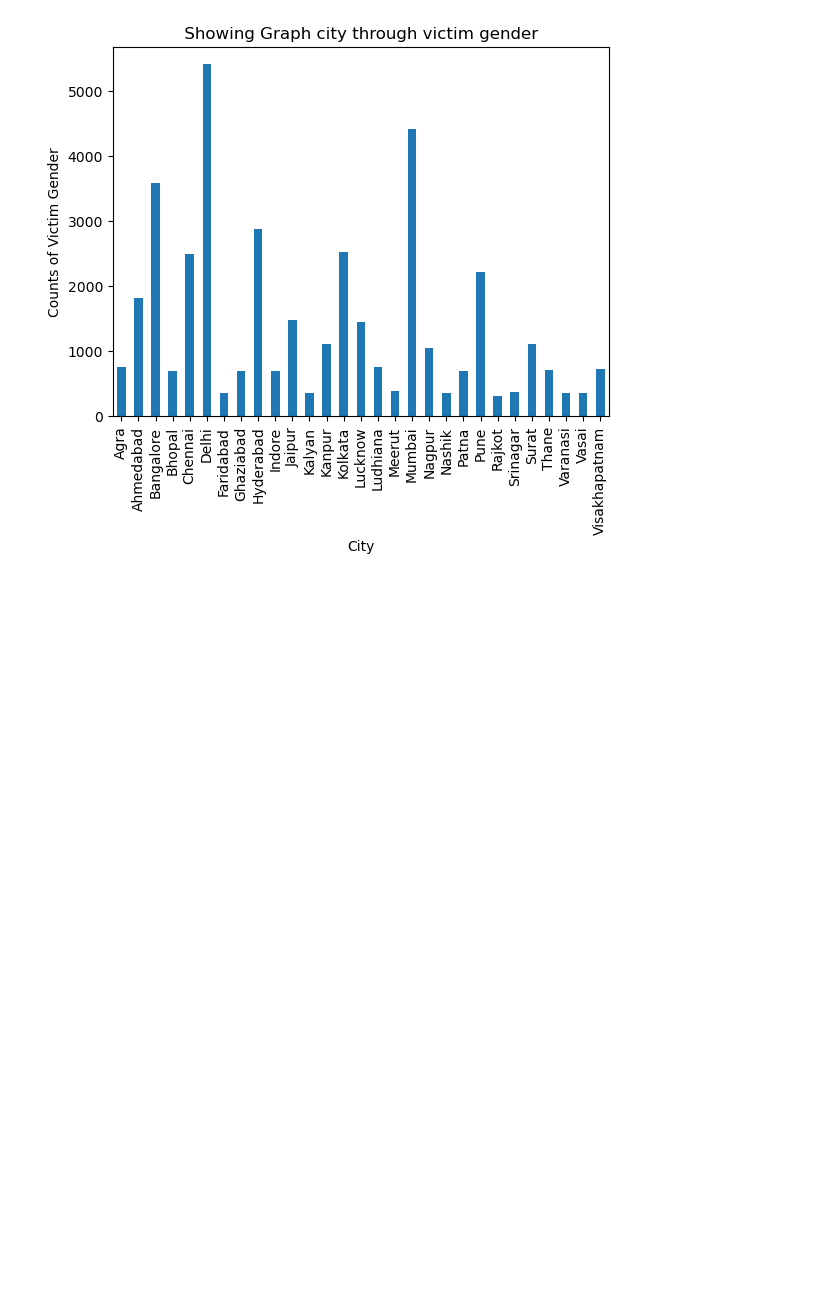
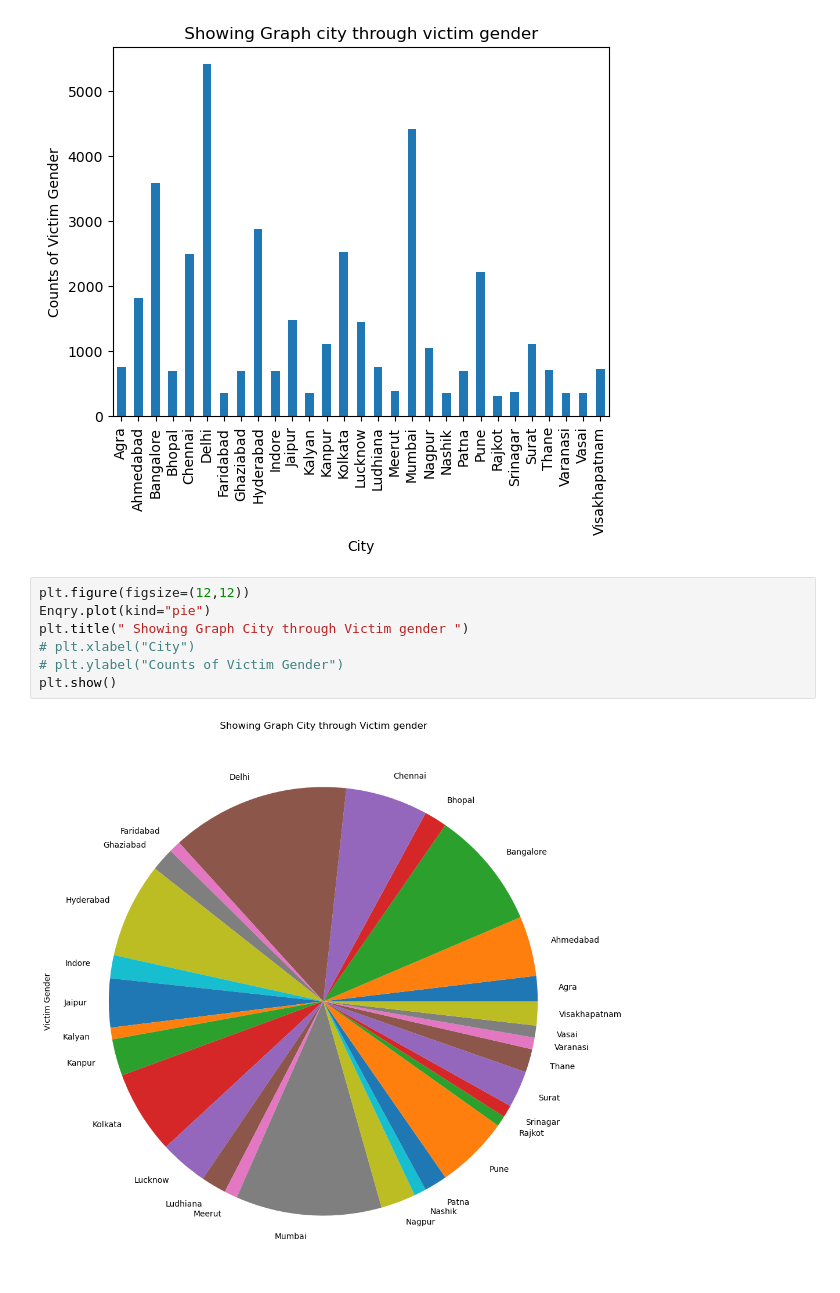
Before and after one commit to Akashyadav-codes/Data_Analyst_Jupyter, a Jupyter notebook: panda.ipynb, the cells around one changed output. Cells and saved outputs as stored; diff of their text form; blank space fills up the shorter version.

Commit message:
Chart

```diff
--- a/panda.ipynb
+++ b/panda.ipynb
@@ -1013,3 +1013,12 @@ plt.ylabel("Counts of Victim Gender")
 plt.show()
 # %% [output]
 [figure]
+# %%
+plt.figure(figsize=(12,12))
+Enqry.plot(kind="pie")
+plt.title(" Showing Graph City through Victim gender ")
+# plt.xlabel("City")
+# plt.ylabel("Counts of Victim Gender")
+plt.show()
+# %% [output]
+[figure, added]
```
Also changed, not shown: parts of 1 cell of this notebook.
